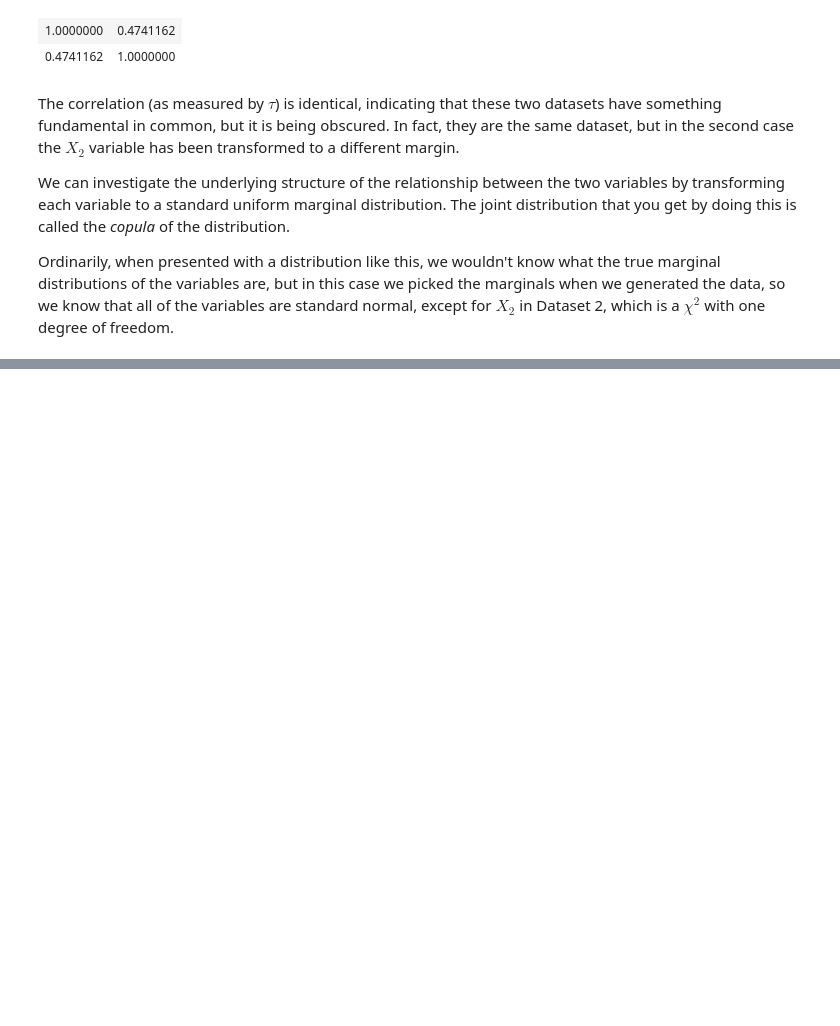
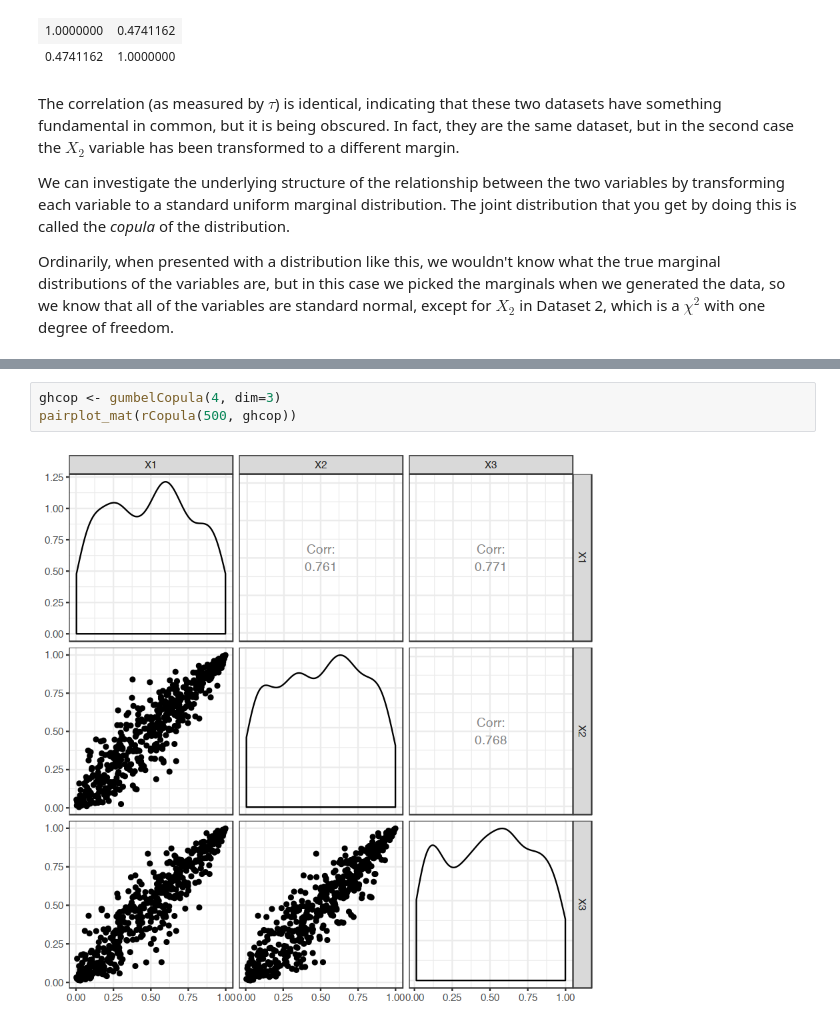
Before and after one commit to rplzzz/copula-explore, a Jupyter notebook: intro-to-copulas.ipynb, the cells around one changed output, grey strips where cells are left out. Drawn from its saved outputs; the diff is of its cells as text; blank space fills up the shorter version.

```diff
--- a/intro-to-copulas.ipynb
+++ b/intro-to-copulas.ipynb
@@ -53,0 +135,5 @@ The conclusion we get from all of this is that when we care about the joint dist
+# %%
+ghcop <- gumbelCopula(4, dim=3)
+pairplot_mat(rCopula(500, ghcop))
+# %% [output]
+[figure, added]
```
Also changed, not shown: parts of 19 cells of this notebook, 1 other file.
